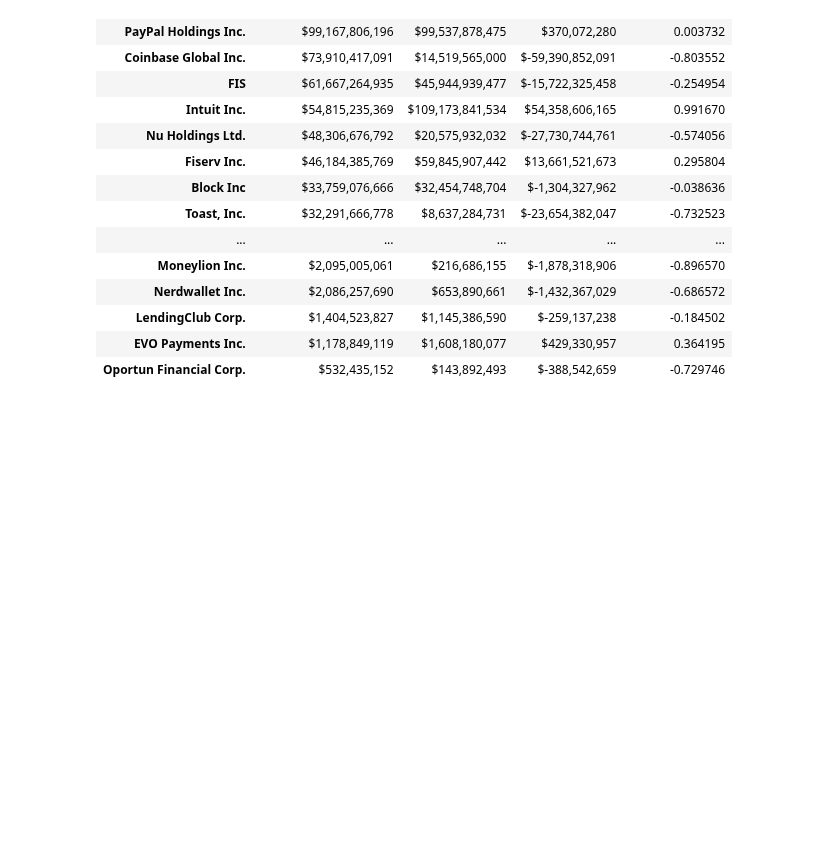
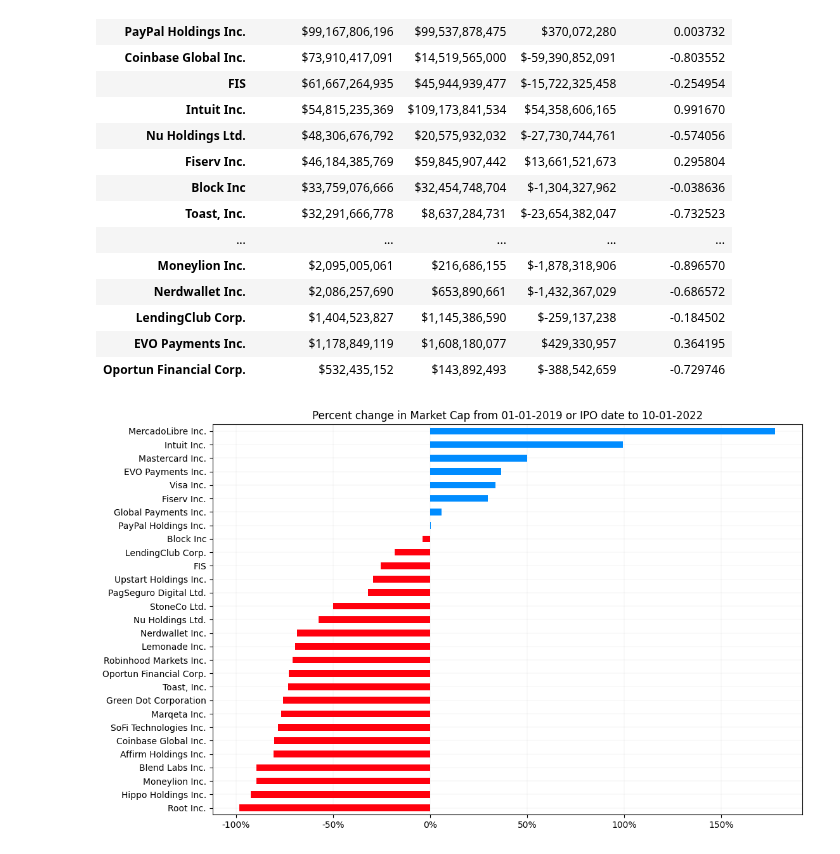
Before and after one commit to franciscojavierarceo/Python, a Jupyter notebook: notebooks/fintech-stocks.ipynb, the cells around one changed output. Cells and saved outputs as stored; diff of their text form; code cells hidden in the pictures; blank space fills up the shorter version.

```diff
--- a/notebooks/fintech-stocks.ipynb
+++ b/notebooks/fintech-stocks.ipynb
@@ -335,3 +334,14 @@ sdf.rename({
 | LendingClub Corp. | $1,404,523,827 | $1,145,386,590 | $-259,137,238 | -0.184502 |
 | EVO Payments Inc. | $1,178,849,119 | $1,608,180,077 | $429,330,957 | 0.364195 |
 | Oportun Financial Corp. | $532,435,152 | $143,892,493 | $-388,542,659 | -0.729746 |
+# %%
+sdf['color'] = sdf['Percent Change'].apply(lambda x: '#008cff' if x > 0 else '#ff000d')
+sdf.sort_values(by='Percent Change', inplace=True)
+# %%
+sdf.plot(y='Percent Change', kind='barh', figsize=(12, 8), color=sdf['color'].tolist(), legend=False)
+plt.grid((4, 4), linewidth=0.1)
+plt.gca().set_xticklabels([f'{x:.0%}' for x in plt.gca().get_xticks()])
+plt.title('Percent change in Market Cap from 01-01-2019 or IPO date to 10-01-2022')
+plt.show()
+# %% [output]
+[figure, added]
```
Also changed, not shown: parts of 11 cells of this notebook.
